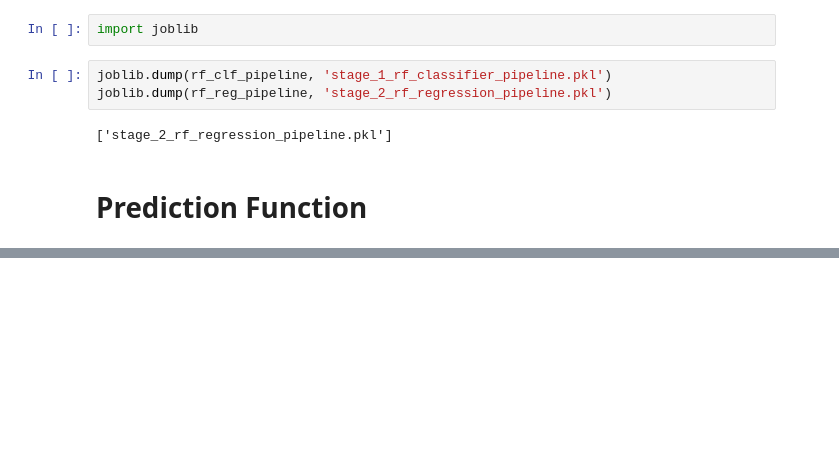
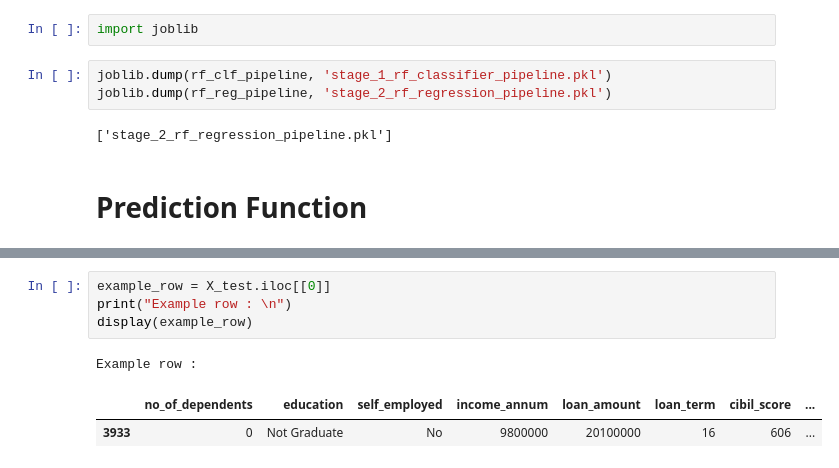
Before and after one commit to dineshtyagi1511/LOAN_APPROVAL_PREDICTION, a Jupyter notebook: analyze.ipynb, the cells around one changed output, grey strips where cells are left out. Drawn from its saved outputs; the diff is of its cells as text; blank space fills up the shorter version.

```diff
--- a/analyze.ipynb
+++ b/analyze.ipynb
@@ -553,0 +575,8 @@ joblib.dump(rf_reg_pipeline, 'stage_2_rf_regression_pipeline.pkl')
+# %%
+example_row = X_test.iloc[[0]]
+print("Example row : \n")
+display(example_row)
+# %% [output]
+Example row :
+|  | no_of_dependents | education | self_employed | income_annum | loan_amount | loan_term | cibil_score | ... |
+| 3933 | 0 | Not Graduate | No | 9800000 | 20100000 | 16 | 606 | ... |
```
Also changed, not shown: parts of 15 cells of this notebook, 6 other files.
